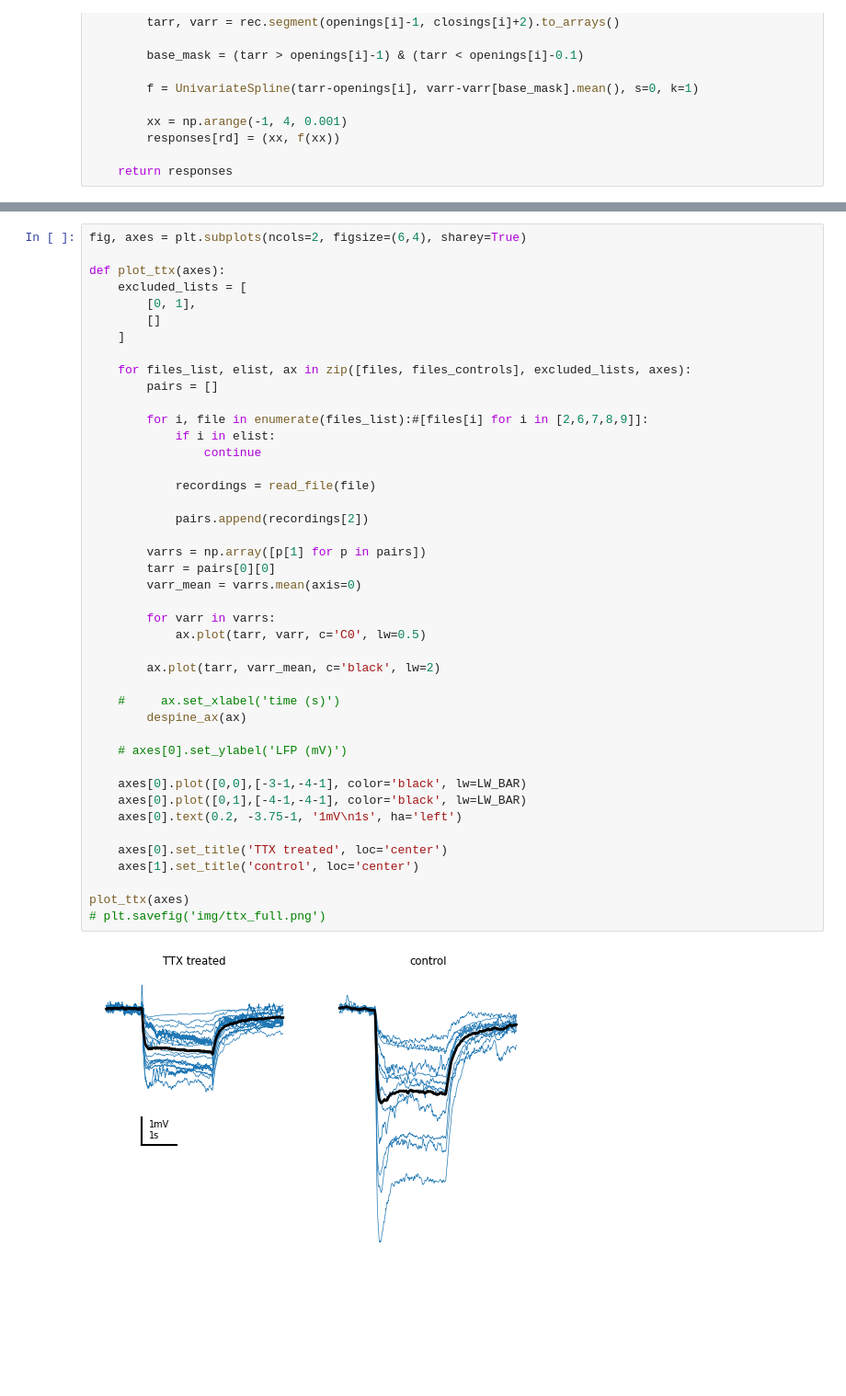
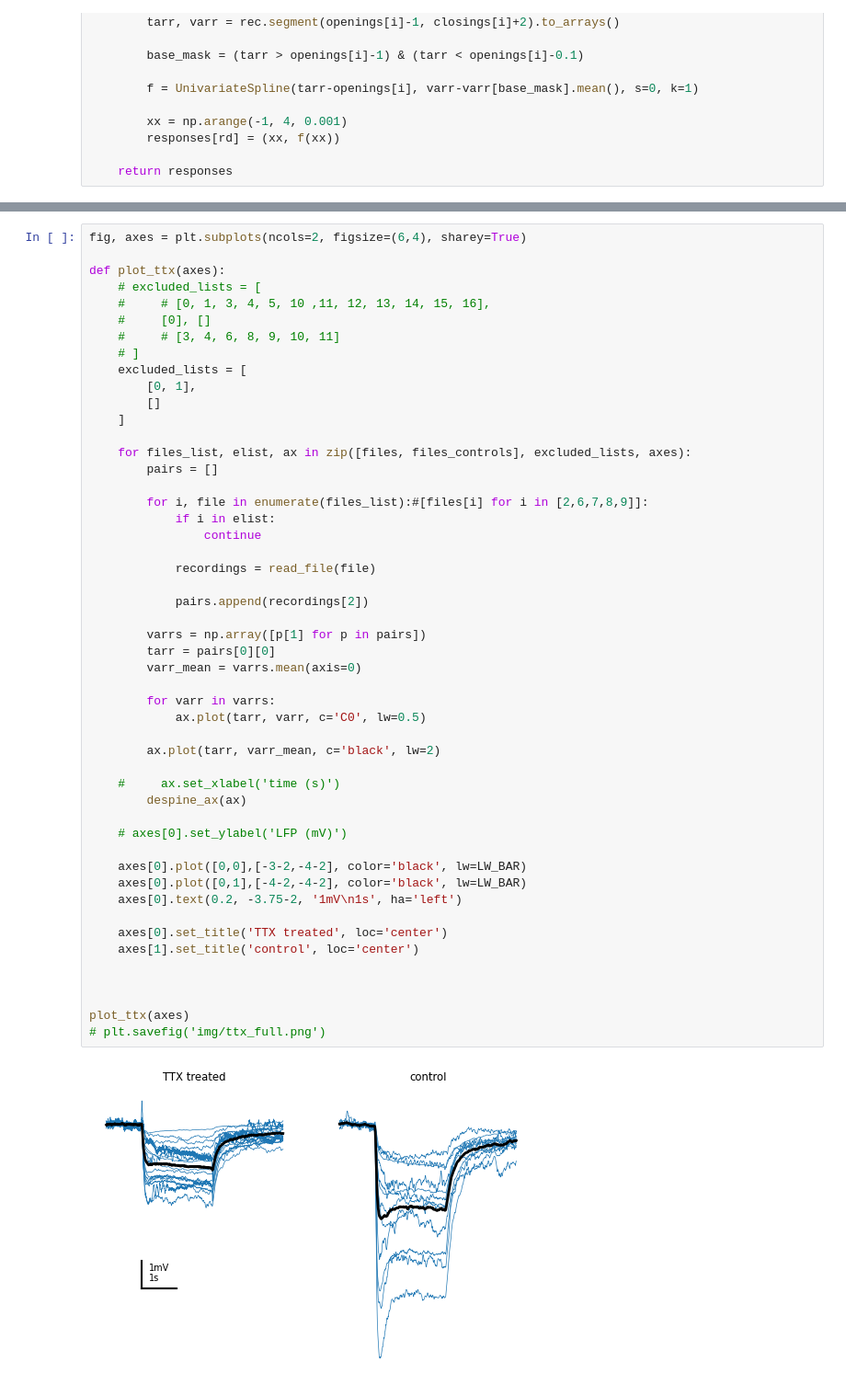
Before and after one commit to Tom83B/moth-duration-encoding, a Jupyter notebook: ttx.ipynb, the cells around one changed output, grey strips where cells are left out. Shown: that part at 92% size. Saved outputs shown, nothing was run; the diff lists cells and outputs as text; blank space fills up the shorter version.

```diff
--- a/ttx.ipynb
+++ b/ttx.ipynb
@@ -52,6 +78,11 @@ def read_file(file):
 fig, axes = plt.subplots(ncols=2, figsize=(6,4), sharey=True)
 
 def plot_ttx(axes):
+    # excluded_lists = [
+    #     # [0, 1, 3, 4, 5, 10 ,11, 12, 13, 14, 15, 16],
+    #     [0], []
+    #     # [3, 4, 6, 8, 9, 10, 11]
+    # ]
     excluded_lists = [
         [0, 1],
         []
@@ -62,34 +93,36 @@ def plot_ttx(axes):
 
         for i, file in enumerate(files_list):#[files[i] for i in [2,6,7,8,9]]:
             if i in elist:
                 continue
 
             recordings = read_file(file)
 
             pairs.append(recordings[2])
 
         varrs = np.array([p[1] for p in pairs])
         tarr = pairs[0][0]
         varr_mean = varrs.mean(axis=0)
 
         for varr in varrs:
             ax.plot(tarr, varr, c='C0', lw=0.5)
 
         ax.plot(tarr, varr_mean, c='black', lw=2)
 
     #     ax.set_xlabel('time (s)')
         despine_ax(ax)
 
     # axes[0].set_ylabel('LFP (mV)')
 
-    axes[0].plot([0,0],[-3-1,-4-1], color='black', lw=LW_BAR)
-    axes[0].plot([0,1],[-4-1,-4-1], color='black', lw=LW_BAR)
-    axes[0].text(0.2, -3.75-1, '1mV\n1s', ha='left')
+    axes[0].plot([0,0],[-3-2,-4-2], color='black', lw=LW_BAR)
+    axes[0].plot([0,1],[-4-2,-4-2], color='black', lw=LW_BAR)
+    axes[0].text(0.2, -3.75-2, '1mV\n1s', ha='left')
 
     axes[0].set_title('TTX treated', loc='center')
     axes[1].set_title('control', loc='center')
 
+
+
 plot_ttx(axes)
 # plt.savefig('img/ttx_full.png')
 # %% [output]
-[figure, old version]
+[figure, new version]
```
Also changed, not shown: parts of 15 cells of this notebook.
